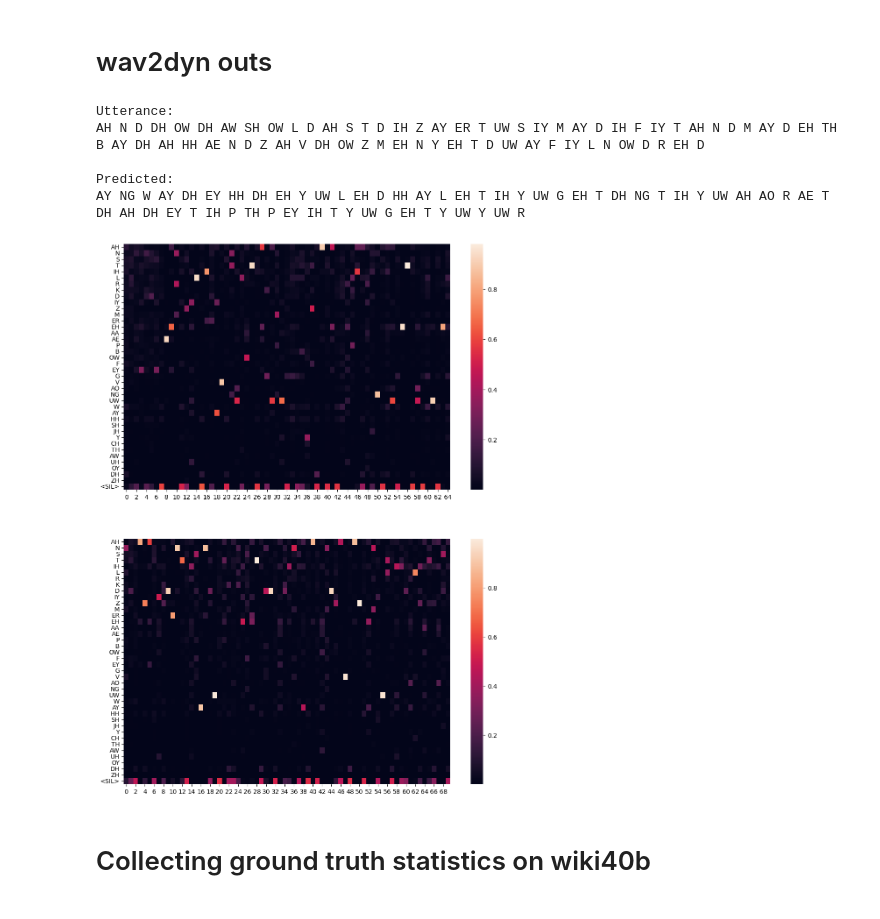
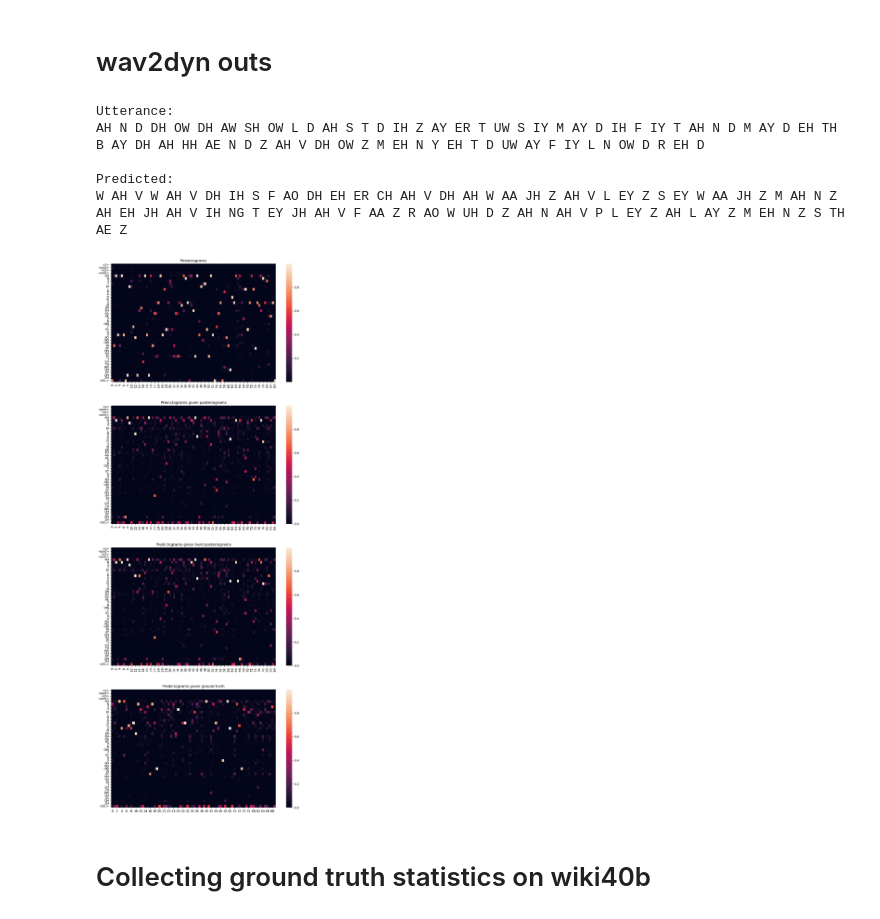
Before and after one commit to tiagoCuervo/fairseq, a Jupyter notebook: examples/wav2vec/unsupervised/w2p-vs-w2indy.ipynb, the cells around one changed output. Cells and saved outputs as stored; diff of their text form; code cells hidden in the pictures.

```diff
--- a/examples/wav2vec/unsupervised/w2p-vs-w2indy.ipynb
+++ b/examples/wav2vec/unsupervised/w2p-vs-w2indy.ipynb
@@ -90,7 +57,8 @@ plt.title(f"Wav2vec representations for sample {audio_ids[sample_idx]}")
 Text(0.5, 1.0, 'Wav2vec representations for sample 3660-172183-0024.wav')
 [figure]
 # %%
-cp = '/multirun/2023-05-07/12-23-39/0/w2v2_2023-05-07_12:21:11_0/checkpoint_12_2000.pt'
+# cp = '/multirun/2023-05-07/12-23-39/0/w2v2_2023-05-07_12:21:11_0/checkpoint_12_2000.pt'
+cp = '/multirun/2023-05-04/07-33-47/0/w2v2_2023-05-04_07:33:02_2/checkpoint_best.pt'
 
 model, cfg, task = fairseq.checkpoint_utils.load_model_ensemble_and_task([cp])
 wav2phn = model[0]
@@ -114,7 +82,10 @@ Wav2vec_U(
   (decoder): Linear(in_features=1024, out_features=64, bias=True)
 )
 # %%
-cp = '/multirun/2023-05-05/22-24-16/0/w2v-indy-phn_en-phn_en_2023-05-05_22:24:05_0/checkpoint_best.pt'
+# cp = '/multirun/2023-05-05/22-24-16/0/w2v-indy-phn_en-phn_en_2023-05-05_22:24:05_0/checkpoint_best.pt'
+# cp = '/multirun/2023-05-08/21-38-04/0/w2v-indy-phn_en-phn_en_2023-05-08_21:37:03_0/checkpoint_best.pt'
+# cp = '/multirun/2023-05-11/04-35-56/0/w2v-indy-phn_en-phn_en_2023-05-11_04:35:27_0/checkpoint_best.pt'
+cp = '/home/santiago.cuervo/multirun/2023-05-10/18-34-54/0/w2v-indy-phn_en-phn_en_2023-05-10_18:34:45/checkpoint_best.pt'
 
 model, cfg, task = fairseq.checkpoint_utils.load_model_ensemble_and_task([cp])
 wav2dyn = model[0]
@@ -170,29 +185,45 @@ AW R AW D AE N D HH AE Z D DH AH K AH K T B IY CH HH AO Z JH UH N DH AH V IH V R
 # %%
 sample_idx = 0
 x = torch.FloatTensor(dataset[sample_idx]).unsqueeze(0)
 padding_mask = torch.zeros(x.size(0), x.size(1)).bool()
 gen_result = wav2dyn(x, padding_mask, dense_x_only=True)
-dense_x = gen_result['logits'][:, :, 4:]
-predicted_x = dense_x.argmax(-1) + 4
+dense_x = gen_result['logits']#[:, :, 4:]
+predicted_x = dense_x.argmax(-1)# + 4
 predicted_x = predicted_x[predicted_x != task.sil_id]
 lm_post_gen = wav2dyn.lm(dense_x[:, :wav2dyn.block_size, :]).squeeze().detach().numpy().T
-token_x = task.target_dictionary.encode_line(phone_transcripts[sample_idx][:-1], append_eos=False).long() - 4
-token_x = F.one_hot(token_x, num_classes=len(task.target_dictionary.symbols) - 4).unsqueeze(0).float()
+token_x = task.target_dictionary.encode_line(phone_transcripts[sample_idx][:-1], append_eos=False).long()# - 4
+# token_x = F.one_hot(token_x, num_classes=len(task.target_dictionary.symbols) - 4).unsqueeze(0).float()
+token_x = F.one_hot(token_x, num_classes=len(task.target_dictionary.symbols)).unsqueeze(0).float()
 lm_post_true = wav2dyn.lm(token_x[:, :wav2dyn.block_size, :]).squeeze().detach().numpy().T
-plt.figure(figsize=(12, 16))
-plt.subplot(211)
-sns.heatmap(lm_post_gen, yticklabels=task.target_dictionary.symbols[4:])
-plt.subplot(212)
-sns.heatmap(lm_post_true, yticklabels=task.target_dictionary.symbols[4:])
+# token_gen = F.one_hot(dense_x.argmax(-1), num_classes=len(task.target_dictionary.symbols) - 4).float()
+token_gen = F.one_hot(dense_x.argmax(-1), num_classes=len(task.target_dictionary.symbols)).float()
+lm_post_gen_hard = wav2dyn.lm(token_gen[:, :wav2dyn.block_size, :]).squeeze().detach().numpy().T
+plt.figure(figsize=(12, 32))
+plt.subplot(411)
+# sns.heatmap(dense_x.squeeze().detach().numpy().T, yticklabels=task.target_dictionary.symbols[4:])
+sns.heatmap(dense_x.squeeze().detach().numpy().T, yticklabels=task.target_dictionary.symbols)
+plt.title("Posteriograms")
+plt.subplot(412)
+# sns.heatmap(lm_post_gen, yticklabels=task.target_dictionary.symbols[4:])
+sns.heatmap(lm_post_gen, yticklabels=task.target_dictionary.symbols)
+plt.title("Predictograms given posteriograms")
+plt.subplot(413)
+# sns.heatmap(lm_post_gen_hard, yticklabels=task.target_dictionary.symbols[4:])
+sns.heatmap(lm_post_gen_hard, yticklabels=task.target_dictionary.symbols)
+plt.title("Predictograms given hard posteriograms")
+plt.subplot(414)
+# sns.heatmap(lm_post_true, yticklabels=task.target_dictionary.symbols[4:])
+sns.heatmap(lm_post_true, yticklabels=task.target_dictionary.symbols)
+plt.title("Predictograms given ground truth")
 print(f"Utterance:\n{phone_transcripts[sample_idx]}")
 print(f"Predicted:\n{task.target_dictionary.string(predicted_x)}")
 # %% [output]
 Utterance:
 AH N D DH OW DH AW SH OW L D AH S T D IH Z AY ER T UW S IY M AY D IH F IY T AH N D M AY D EH TH B AY DH AH HH AE N D Z AH V DH OW Z M EH N Y EH T D UW AY F IY L N OW D R EH D
 
 Predicted:
-AY NG W AY DH EY HH DH EH Y UW L EH D HH AY L EH T IH Y UW G EH T DH NG T IH Y UW AH AO R AE T DH AH DH EY T IH P TH P EY IH T Y UW G EH T Y UW Y UW R
+W AH V W AH V DH IH S F AO DH EH ER CH AH V DH AH W AA JH Z AH V L EY Z S EY W AA JH Z M AH N Z AH EH JH AH V IH NG T EY JH AH V F AA Z R AO W UH D Z AH N AH V P L EY Z AH L AY Z M EH N Z S TH AE Z
-[figure, old version]
+[figure, new version]
 # %% [markdown]
 # Collecting ground truth statistics on wiki40b
 # %%
```
Also changed, not shown: parts of 23 cells of this notebook, 7 other files.
